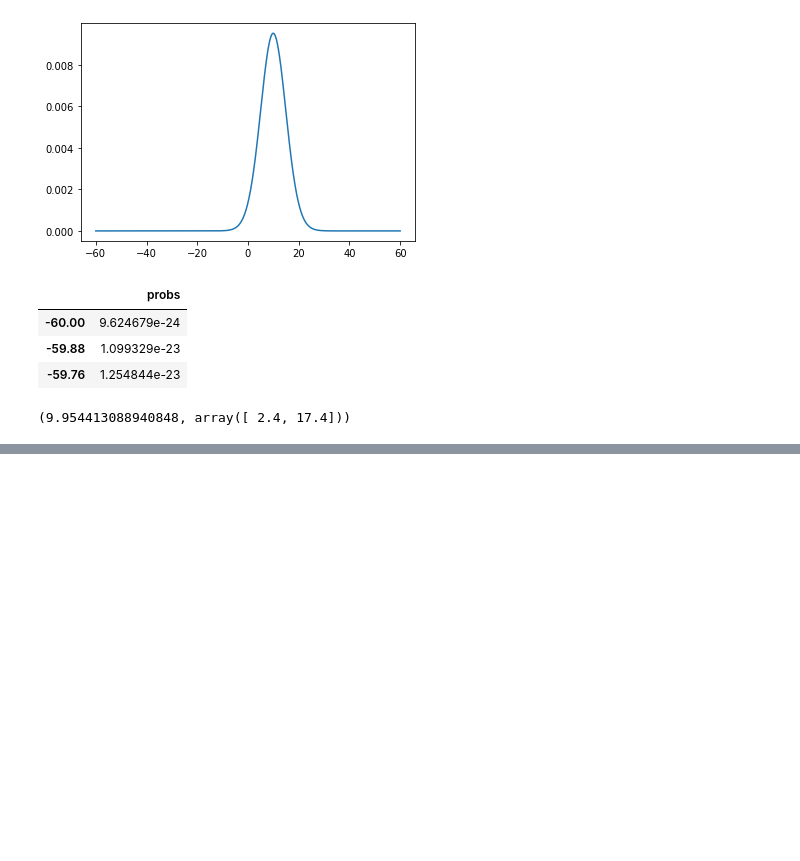
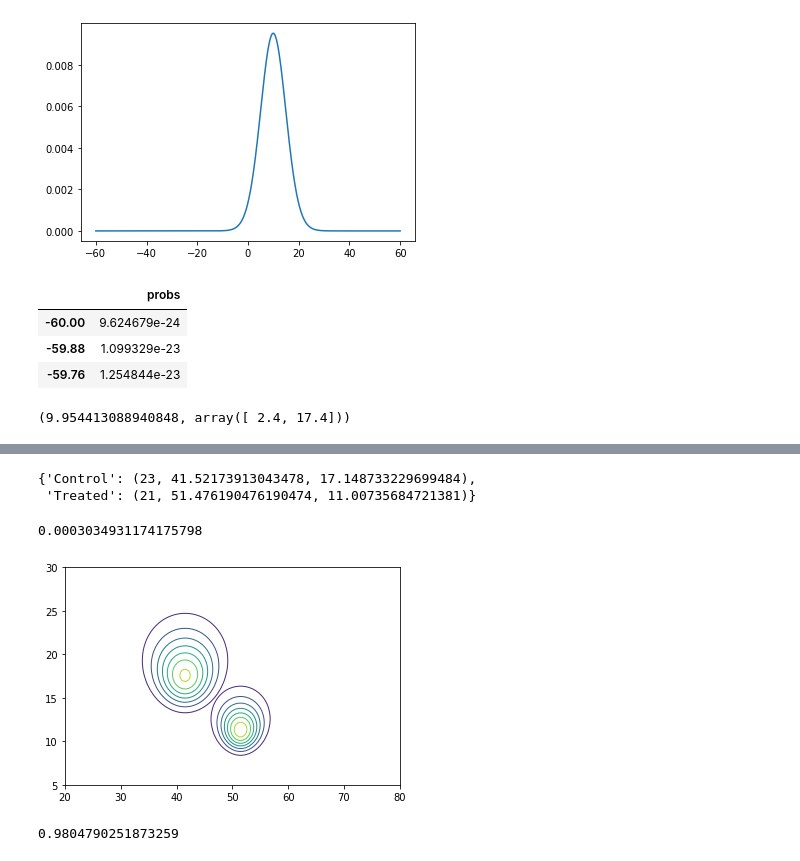
Before and after one commit to minstrel1149/think_bayes, a Jupyter notebook: Ch.13_Inference.ipynb, the cells around one changed output, grey strips where cells are left out. Drawn from its saved outputs; the diff is of its cells as text; code cells hidden in the pictures; blank space fills up the shorter version.

```diff
--- a/Ch.13_Inference.ipynb
+++ b/Ch.13_Inference.ipynb
@@ -133,0 +160,35 @@ pmf_diff.mean(), pmf_diff.credible_interval(0.9)
+# %%
+summary = {}
+for name, response in responses.items():
+    summary[name] = len(response), response.mean(), response.std()
+summary
+# %% [output]
+{'Control': (23, 41.52173913043478, 17.148733229699484),
+ 'Treated': (21, 51.476190476190474, 11.00735684721381)}
+# %%
+n_con, m_con, s_con = summary['Control']
+n_tr, m_tr, s_tr = summary['Treated']
+# %%
+mus, sigmas = np.meshgrid(prior.columns, prior.index)
+like1 = ss.norm(mus, sigmas/np.sqrt(n_con)).pdf(m_con)
+chis = (n_con-1) * s_con ** 2 / sigmas ** 2
+like2 = ss.chi2(n_con-1).pdf(chis)
+like = like1 * like2
+# %%
+posterior_con2 = prior * like
+normalize(posterior_con2)
+# %% [output]
+0.0003034931174175798
+# %%
+posterior_tr2 = update_norm_summary(prior, summary['Treated'])
+# %%
+plot_contour(posterior_con2)
+plot_contour(posterior_tr2)
+# %% [output]
+[figure, added]
+# %%
+pmf_mean_con2 = Pmf(posterior_con2.stack()).marginal(1)
+pmf_mean_tr2 = Pmf(posterior_tr2.stack()).marginal(1)
+Pmf.prob_gt(pmf_mean_tr, pmf_mean_con)
+# %% [output]
+0.9804790251873259
```
Also changed, not shown: parts of 5 cells of this notebook, 2 other files.
